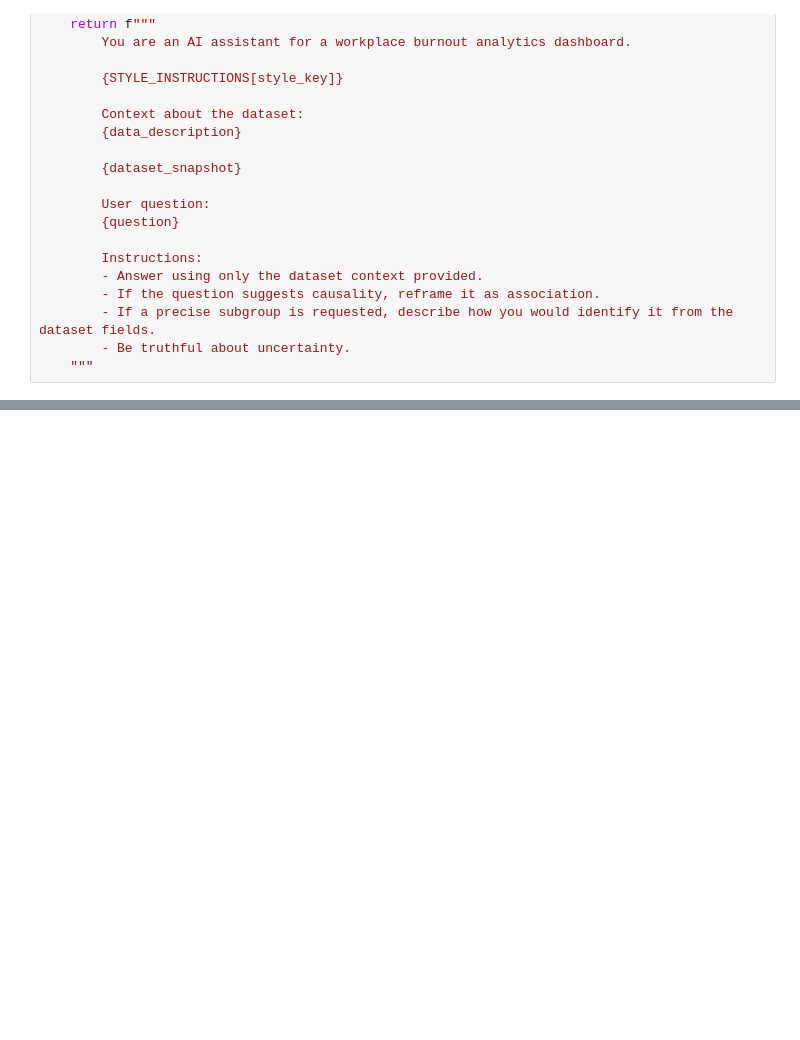
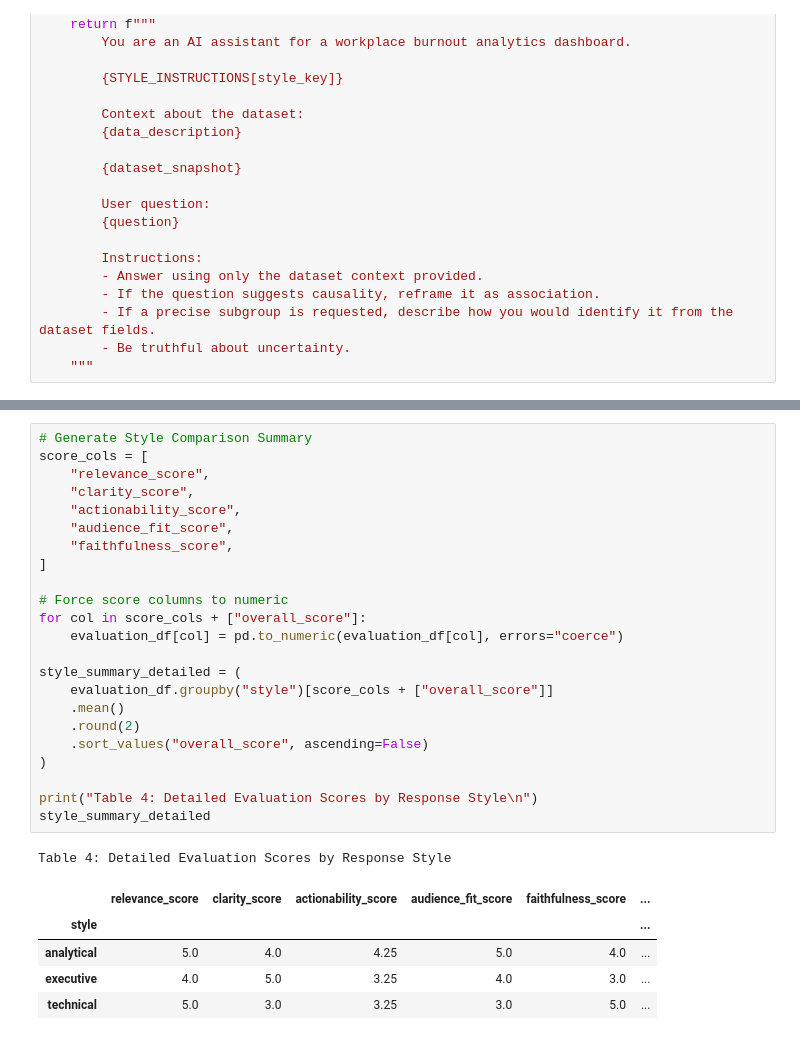
Before and after one commit to UBC-MDS/DSCI-532_2026_9_burnout-checkup, a Jupyter notebook: notebooks/querychat_response_style_experiment.ipynb, the cells around one changed output, grey strips where cells are left out. Drawn from its saved outputs; the diff is of its cells as text; blank space fills up the shorter version.

```diff
--- a/notebooks/querychat_response_style_experiment.ipynb
+++ b/notebooks/querychat_response_style_experiment.ipynb
@@ -281,0 +488,30 @@ WindowsPath('outputs/querychat_response_style_experiments.csv')
+# %%
+# Generate Style Comparison Summary
+score_cols = [
+    "relevance_score",
+    "clarity_score",
+    "actionability_score",
+    "audience_fit_score",
+    "faithfulness_score",
+]
+
+# Force score columns to numeric
+for col in score_cols + ["overall_score"]:
+    evaluation_df[col] = pd.to_numeric(evaluation_df[col], errors="coerce")
+
+style_summary_detailed = (
+    evaluation_df.groupby("style")[score_cols + ["overall_score"]]
+    .mean()
+    .round(2)
+    .sort_values("overall_score", ascending=False)
+)
+
+print("Table 4: Detailed Evaluation Scores by Response Style\n")
+style_summary_detailed
+# %% [output]
+Table 4: Detailed Evaluation Scores by Response Style
+|  | relevance_score | clarity_score | actionability_score | audience_fit_score | faithfulness_score | ... |
+| style |  |  |  |  |  | ... |
+| analytical | 5.0 | 4.0 | 4.25 | 5.0 | 4.0 | ... |
+| executive | 4.0 | 5.0 | 3.25 | 4.0 | 3.0 | ... |
+| technical | 5.0 | 3.0 | 3.25 | 3.0 | 5.0 | ... |
```
Also changed, not shown: parts of 13 cells of this notebook, 2 other files.
